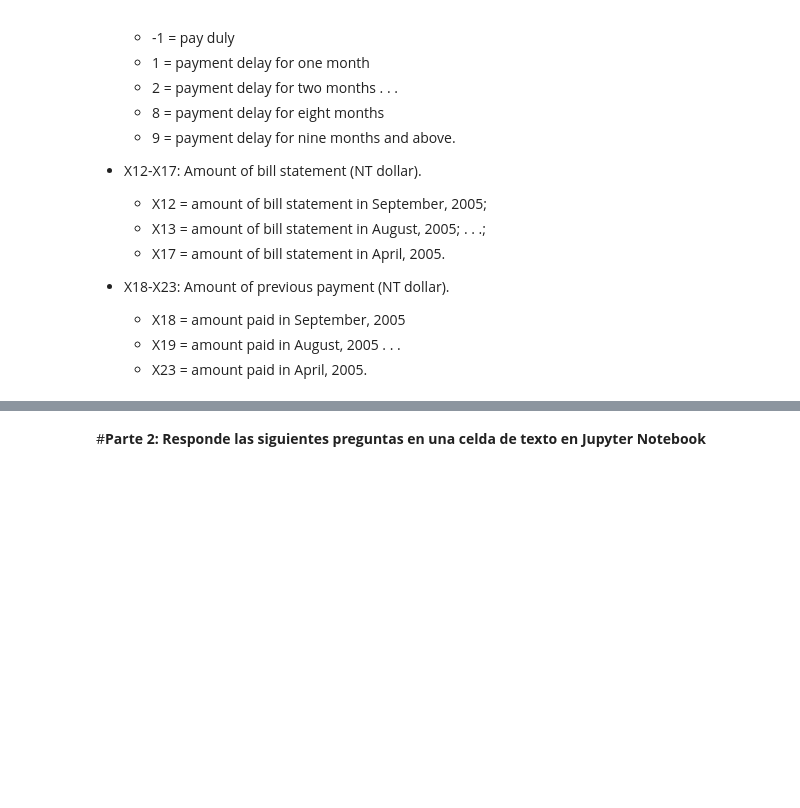
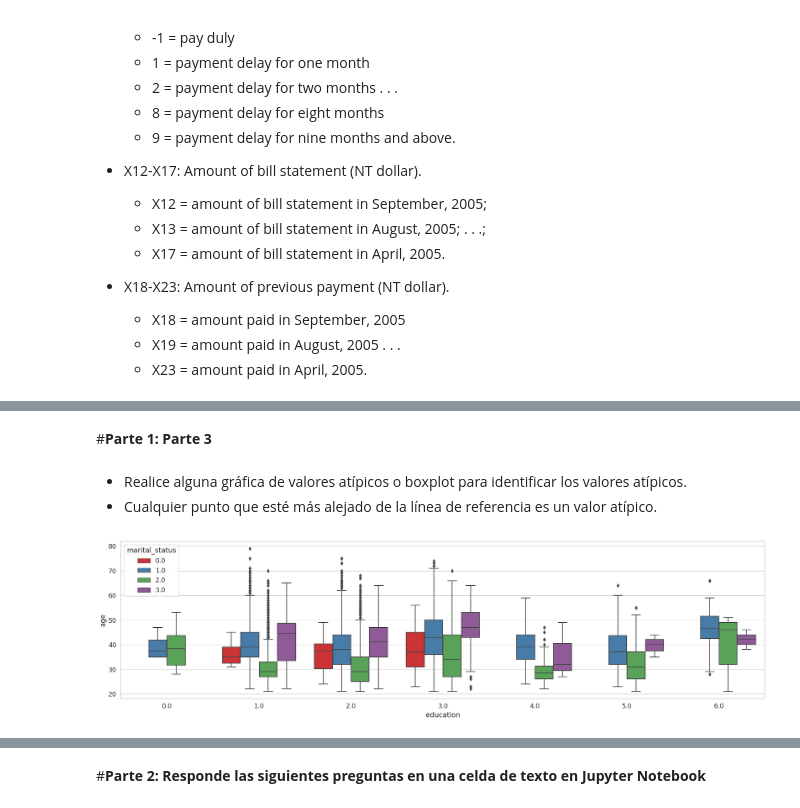
Before and after one commit to PosgradoMNA/actividades-del-projecto-equipo-35, a Jupyter notebook: Semana_4_Actividad_1.ipynb, the cells around one changed output, grey strips where cells are left out. Cells and saved outputs as stored; diff of their text form; code cells hidden in the pictures; blank space fills up the shorter version.

```diff
--- a/Semana_4_Actividad_1.ipynb
+++ b/Semana_4_Actividad_1.ipynb
@@ -317,17 +298,38 @@ pcsSummary
 # %%
-PC_components = np.arange(pcs.n_components_) + 1
-#PC_components
+def do_scree_plot(pcs):
+  '''
+  Función para gráficas scree plot
+  pcs: lista de componentes principales
+  '''
+  pc_components = np.arange(pcs.n_components_) + 1
+  #PC_components
 
-_ = sns.set(style = 'whitegrid', font_scale = 1.2)
+  _ = sns.set(style = 'whitegrid',
+              font_scale = 1.2
+              )
 
-fig, ax = plt.subplots(figsize=(10, 7))
+  fig, ax = plt.subplots(figsize=(10, 7))
 
-_ = sns.barplot(x = PC_components, y = pcs.explained_variance_ratio_, color = 'b')
+  _ = sns.barplot(x = pc_components,
+                  y = pcs.explained_variance_ratio_,
+                  color = 'b'
+                  )
 
-_ = sns.lineplot(x = PC_components-1, y = np.cumsum(pcs.explained_variance_ratio_), color = 'black', linestyle = '-', linewidth = 2, marker = 'o', markersize = 8)
+  _ = sns.lineplot(x = pc_components-1,
+                  y = np.cumsum(pcs.explained_variance_ratio_),
+                  color = 'black',
+                  linestyle = '-',
+                  linewidth = 1,
+                  marker = 'o',
+                  markersize = 8,
+                  )
 
-plt.title('Scree Plot')
-plt.xlabel('N-th Principal Component')
-plt.ylabel('Variance Explained')
-plt.ylim(0, 1)
-plt.show()
+  for x, y in zip(pc_components-1, np.cumsum(pcs.explained_variance_ratio_)):
+      label = "{:.1f}".format(y*100)
+      plt.annotate(label, (x, y), textcoords="offset points", xytext=(0,-20), ha='center', fontsize=9)
+
+  plt.title('Scree Plot')
+  plt.xlabel('N-th Principal Component')
+  plt.ylabel('Variance Explained')
+  plt.ylim(0, 1)
+  plt.show()
@@ -624,0 +510,9 @@ Name: PC2, dtype: float64
+# %% [markdown]
+#**Parte 1: Parte 3**
+# %% [markdown]
+- Realice alguna gráfica de valores atípicos o boxplot para identificar los valores atípicos.
+- Cualquier punto que esté más alejado de la línea de referencia es un valor atípico.
+# %%
+plot_box_plot('education', 'age', 'marital_status', (24, 6), df)
+# %% [output]
+[figure, added]
```
Also changed, not shown: parts of 117 cells of this notebook.
